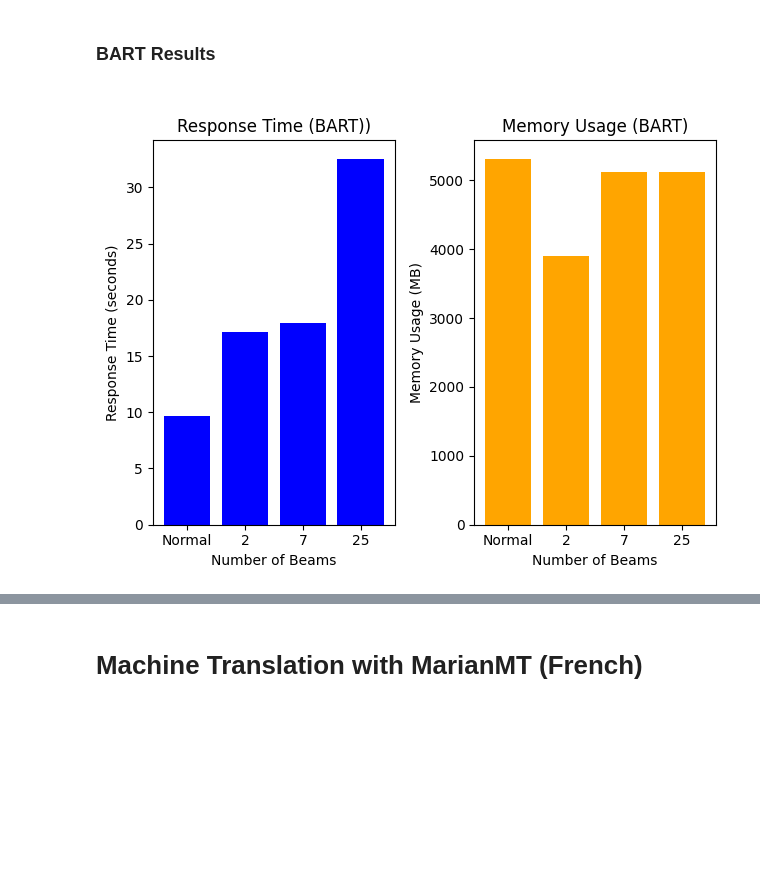
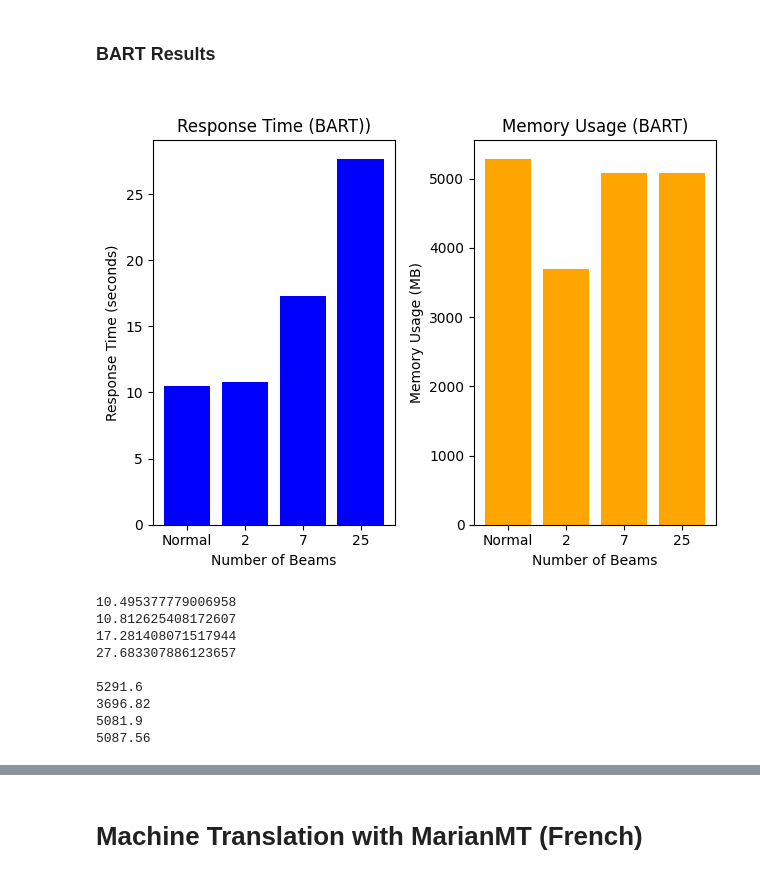
Before and after one commit to pureskill714/ICT3102-assignment2, a Jupyter notebook: 3102Assignment2.ipynb, the cells around one changed output, grey strips where cells are left out. Drawn from its saved outputs; the diff is of its cells as text; code cells hidden in the pictures; blank space fills up the shorter version.

Commit message:
add some new cells to response time/memory usage graph section

```diff
--- a/3102Assignment2.ipynb
+++ b/3102Assignment2.ipynb
@@ -760,34 +799,54 @@ bart_m7 = float(f"{max(memory_used_bart_sevenBeam):.2f}")
 # put the memory usage of using twenty-five beam to float variable
 bart_m25 = float(f"{max(memory_used_bart_twentyFiveBeam):.2f}")
 
 # put the memory usage of normal search to float variable
-bart_m_normal = float(f"{max(memory_used_bart_normalSearch):.2f}")
+bart_mNormal = float(f"{max(memory_used_bart_normalSearch):.2f}")
 
 # Sample data for the first graph
 num_beams_1 = ["Normal","2","7","25"]
-response_time = [response_time_gpt2_normalSearch,response_time_gpt2_twoBeam,response_time_gpt2_sevenBeam,response_time_gpt2_twentyFiveBeam]  # in seconds
+response_time = [response_time_bart_normalSearch,response_time_bart_twoBeam,response_time_bart_sevenBeam,response_time_bart_twentyFiveBeam]  # in seconds
 
 # Sample data for the second graph
 num_beams_2 = ["Normal","2","7","25"]
-memory_usage = [bart_m_normal,bart_m2,bart_m7,bart_m25]  # in mb
+memory_usage = [bart_mNormal,bart_m2,bart_m7,bart_m25]  # in mb
 
 # Create two subplots side by side
 plt.subplot(1, 2, 1)  # 1 row, 2 columns, 1st subplot
 plt.bar(num_beams_1, response_time, color='blue')
 plt.xlabel('Number of Beams')
 plt.ylabel('Response Time (seconds)')
 plt.title('Response Time (BART))')
 
 plt.subplot(1, 2, 2)  # 1 row, 2 columns, 2nd subplot
 plt.bar(num_beams_2, memory_usage, color='orange')
 plt.xlabel('Number of Beams')
 plt.ylabel('Memory Usage (MB)')
 plt.title('Memory Usage (BART)')
 
 # Adjust layout for better visualization
 plt.tight_layout()
 
 # Display the graphs
 plt.show()
+
+print(response_time_bart_normalSearch)
+print(response_time_bart_twoBeam)
+print(response_time_bart_sevenBeam)
+print(response_time_bart_twentyFiveBeam)
+
+print("")
+print(bart_mNormal)
+print(bart_m2)
+print(bart_m7)
+print(bart_m25)
 # %% [output]
-[figure, old version]
+[figure, new version]
+10.495377779006958
+10.812625408172607
+17.281408071517944
+27.683307886123657
+
+5291.6
+3696.82
+5081.9
+5087.56
```
Also changed, not shown: parts of 35 cells of this notebook.
